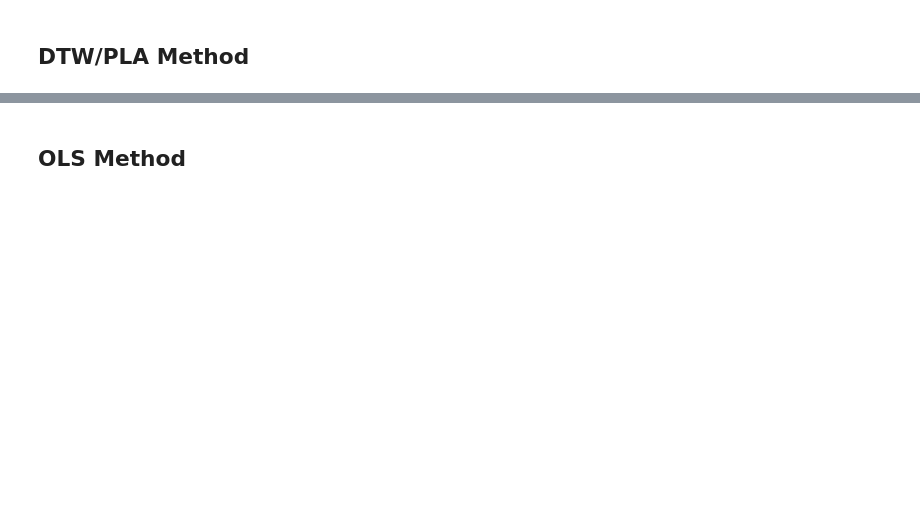
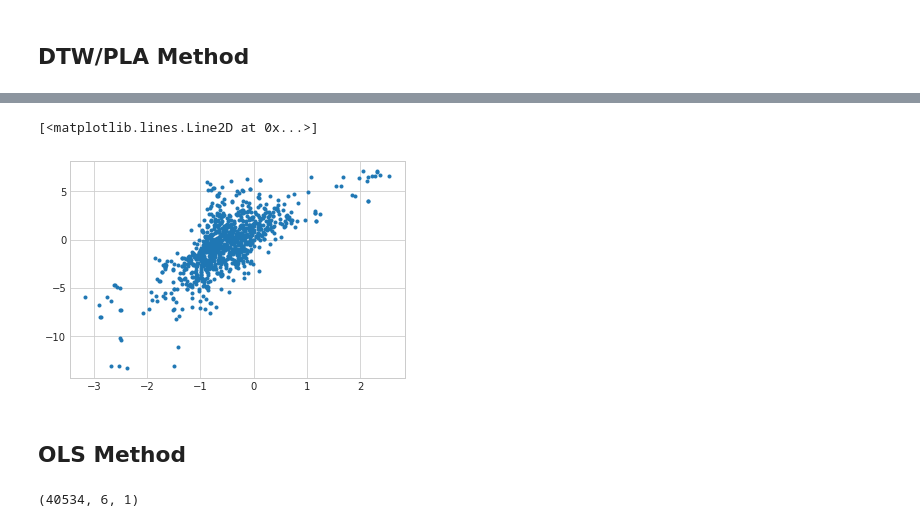
Before and after one commit to SheldonNico/Exercises, a Jupyter notebook: ML/Paper.ipynb, the cells around one changed output, grey strips where cells are left out. Cells and saved outputs as stored; diff of their text form; code cells hidden in the pictures; blank space fills up the shorter version.

```diff
--- a/ML/Paper.ipynb
+++ b/ML/Paper.ipynb
@@ -97,0 +174,29 @@ for t, p in data_iter(rb888):
+# %%
+def calculate_dtw(obj, dis_arr):
+    "obj is nx1, dis_arr is mxn"
+    out = np.zeros(dis_arr.shape[0])
+
+    for i in range(out.shape[0]):
+        # print(obj, dis_arr[i, :, :])
+        distance, _ = fastdtw(obj, dis_arr[i, :, :])
+        out[i] = distance
+
+    return out
+
+predict = np.zeros(features_height)
+for i in range(features_height):
+    obj_Y = features_Y[i, :]
+    obj_X = features_X[i, :]
+    obj = np.column_stack((obj_X, obj_Y))
+
+    dis_X = np.delete(features_X, i, axis=0)
+    dis_Y = np.delete(features_Y, i, axis=0)
+    dis = np.stack((dis_X, dis_Y), axis=2)
+    la = labels[i]
+    las = np.delete(labels, i)
+
+    wgts = 1 / calculate_dtw(obj, dis)
+    wgts = wgts / wgts.sum()
+    predict[i] = np.sum(wgts * las)
+    if i % 100 == 0:
+        print("finished @", i, "with wgts:", wgts.shape, "?is normalize:", wgts.sum())
@@ -98,2 +214,11 @@ for t, p in data_iter(rb888):
+# %%
+plt.plot(predict, labels, '.')
+# %% [output]
+[<matplotlib.lines.Line2D at 0x...>]
+[figure, added]
 # %% [markdown]
 ## OLS Method
+# %%
+rb888.shape
+# %% [output]
+(40534, 6, 1)
```
Also changed, not shown: parts of 9 cells of this notebook, 3 other files.
